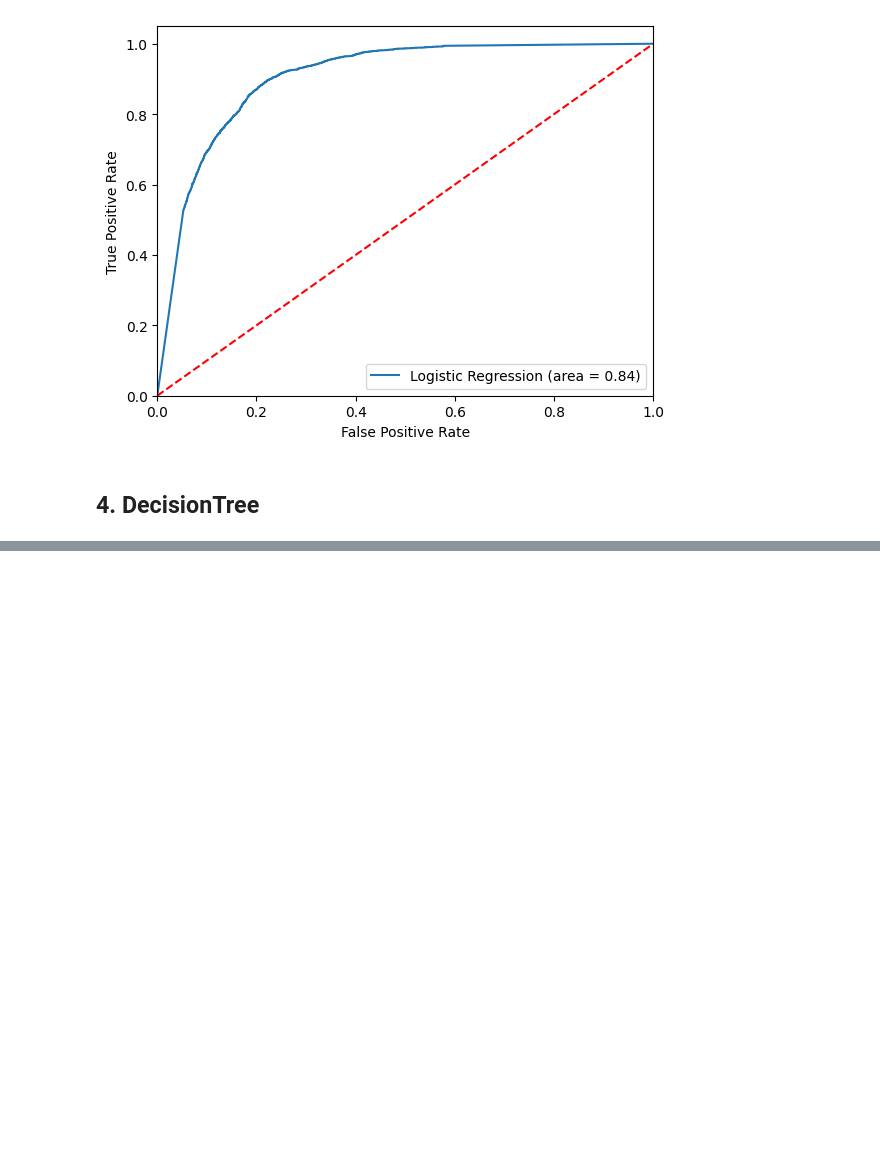
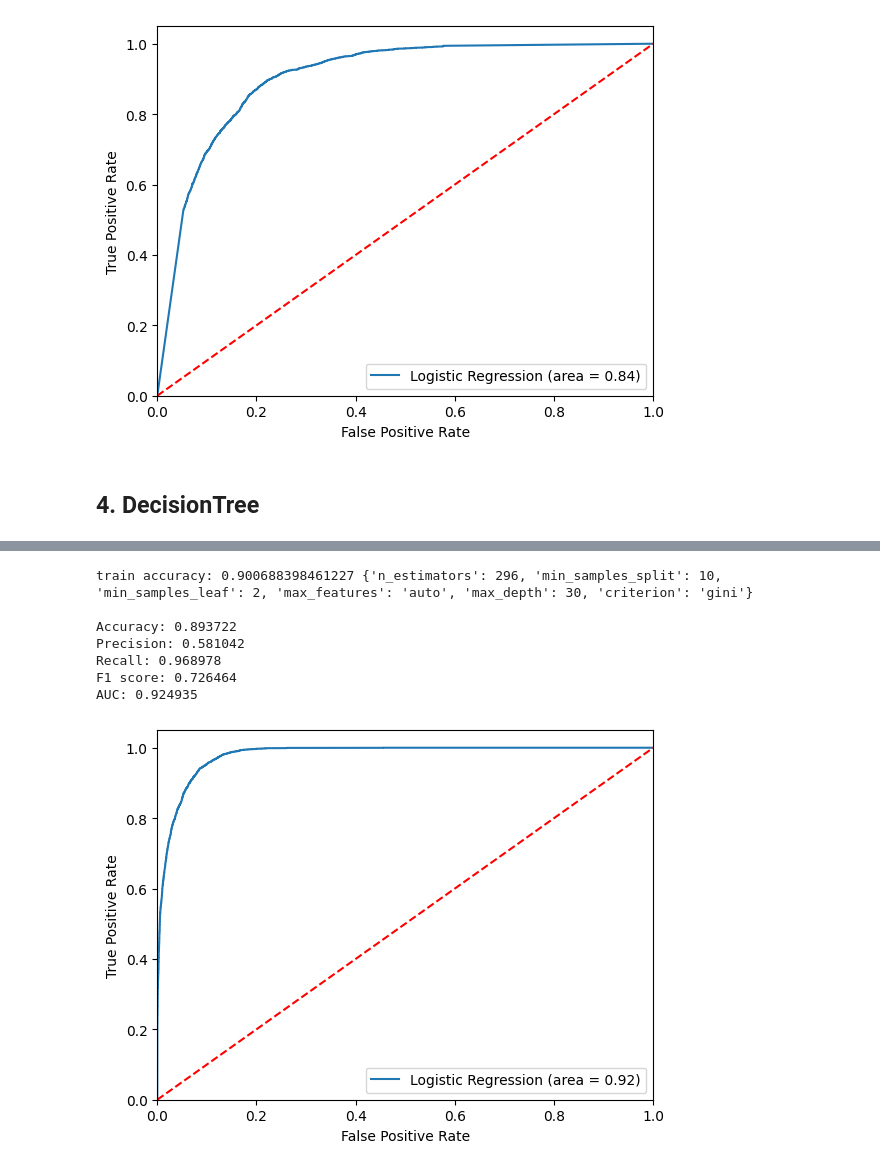
Before and after one commit to felipeaguirre66/PoliticsNLP, a Jupyter notebook: Classification/two_ideas_one_class.ipynb, the cells around one changed output, grey strips where cells are left out. Cells and saved outputs as stored; diff of their text form; code cells hidden in the pictures; blank space fills up the shorter version.

```diff
--- a/Classification/two_ideas_one_class.ipynb
+++ b/Classification/two_ideas_one_class.ipynb
@@ -472,0 +546,20 @@ ax.invert_yaxis()
+# %%
+rf_parameters = {
+    'n_estimators':range(10,500),
+    'criterion':['gini', 'entropy', 'log_loss'],
+    'max_depth' : [30, 100, 150, 250, 350, 550],
+    'min_samples_split':list(range(2, 40)),
+    'min_samples_leaf':list(range(2, 40)),
+    'max_features':['None','auto', 'sqrt', 'log2'],
+    # 'max_leaf_nodes':list(range(10, 100))
+}
+
+n_iter = 700
+cv = 3
+
+rf_tree = RandomForestClassifier()
+
+rf_randomized_search = RandomizedSearchCV(estimator=rf_tree,
+                                         param_distributions=rf_parameters, n_iter=n_iter, cv=cv, scoring='accuracy', n_jobs=-1, verbose=2)
+
+rf_randomized_search.fit(X_train, y_train)
@@ -472,0 +602,16 @@ ax.invert_yaxis()
+# %%
+# This suggests overfitting
+print('train accuracy:',rf_randomized_search.best_score_, rf_randomized_search.best_params_, '\n')
+
+y_pred = rf_randomized_search.predict(X_test)
+y_pred_proba = rf_randomized_search.predict_proba(X_test)
+print_performance(y_test, y_pred, y_pred_proba)
+# %% [output]
+train accuracy: 0.900688398461227 {'n_estimators': 296, 'min_samples_split': 10, 'min_samples_leaf': 2, 'max_features': 'auto', 'max_depth': 30, 'criterion': 'gini'}
+
+Accuracy: 0.893722
+Precision: 0.581042
+Recall: 0.968978
+F1 score: 0.726464
+AUC: 0.924935
+[figure, added]
```
Also changed, not shown: parts of 65 cells of this notebook, 7 other files.
